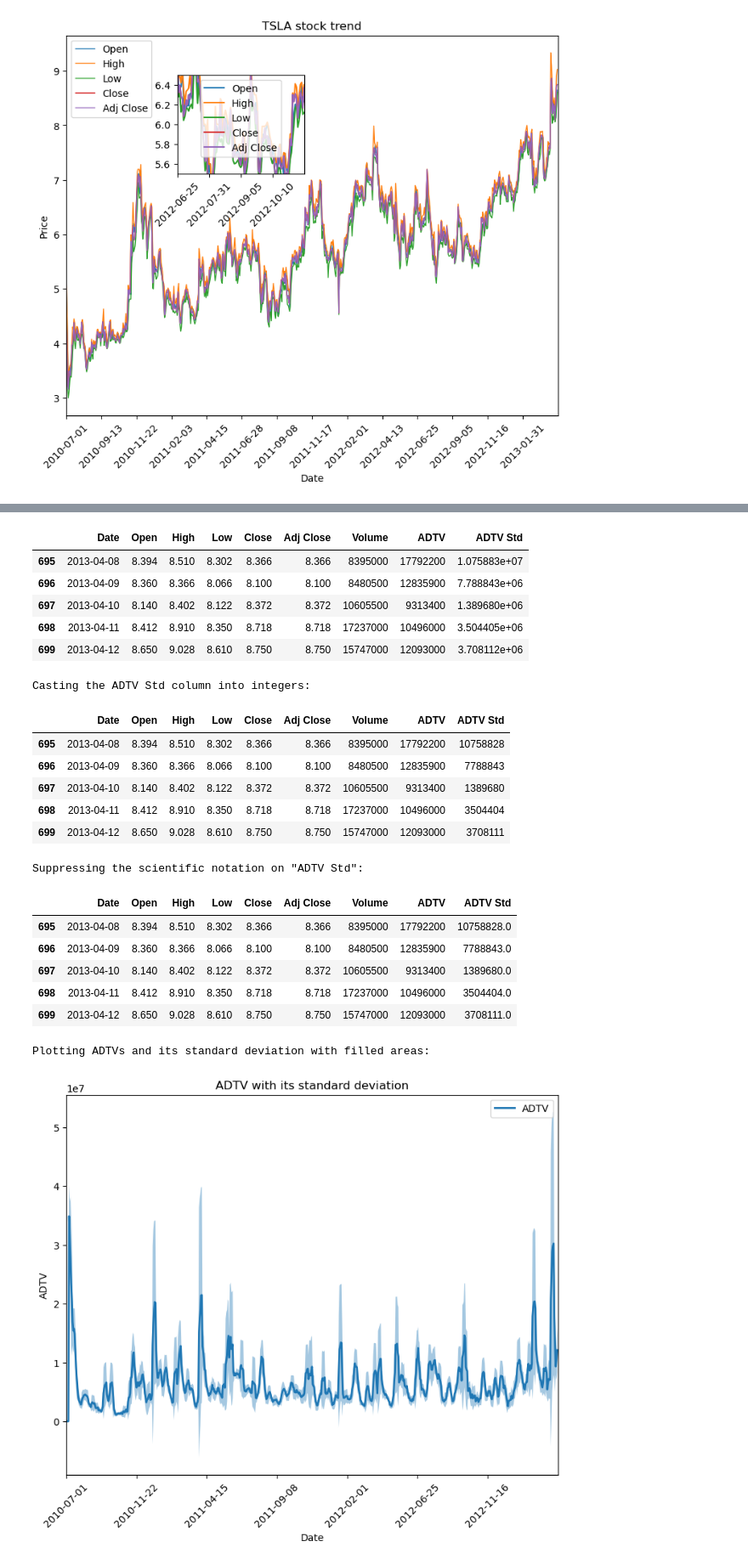
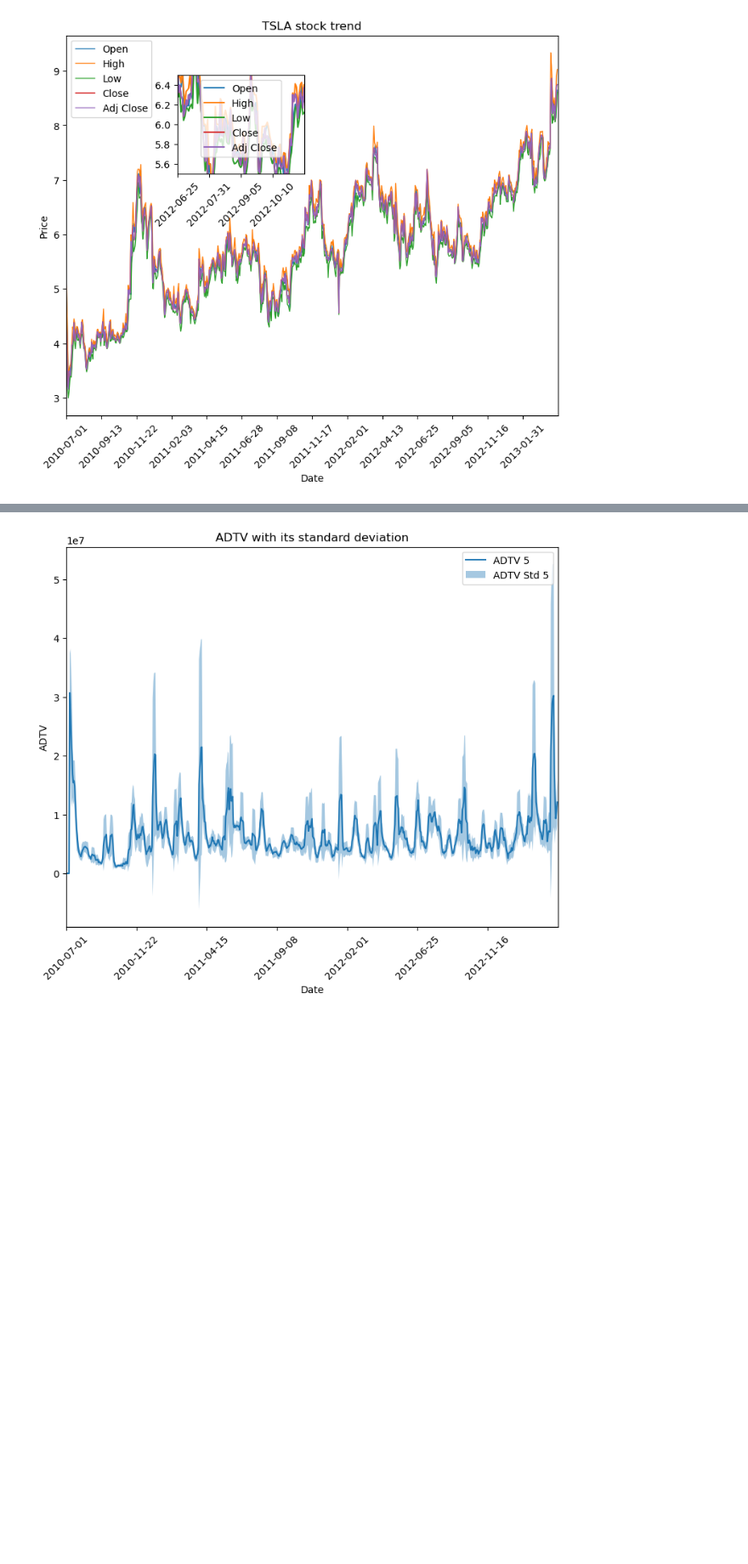
Before and after one commit to Latak1a/Room-3, a Jupyter notebook: Data Analysis with Tesla_Blank.ipynb, the cells around one changed output, grey strips where cells are left out. Shown at 85% size. Cells and saved outputs as stored; diff of their text form; code cells hidden in the pictures; blank space fills up the shorter version.

```diff
--- a/Data Analysis with Tesla_Blank.ipynb
+++ b/Data Analysis with Tesla_Blank.ipynb
@@ -222,10 +222,10 @@ import math, pandas as pd
 
 def calcola_adtv(df, nGiorni: int = 5):
     # per 5 giorni: adtv = (Volume[i] + Volume[i-1] + Volume[i-2] + Volume[i-3] + Volume[i-4])/5
-    adtv = 0
-    adtv_column = [0 for x in range(nGiorni)]
+    adtv_column = [0 for _ in range(nGiorni)]
 
-    for i in range(df.shape[0]):
+    for i in range(nGiorni, df.shape[0]):
+        adtv = 0
         for k in range(nGiorni):
             adtv += df.loc[i-k, "Volume"]
 
@@ -241,15 +241,16 @@ def calcola_adtv(df, nGiorni: int = 5):
 def calcola_adtv_std(df, nGiorni: int = 5):
     # sqrt((Volume[i]-ADTV[i])**2 + (Volume[i-1]-ADTV[i])**2 + (Volume[i-2]-ADTV[i])**2 +
     #              + (Volume[i-3]-ADTV[i])**2 + Volume[i-4]-ADTV[i])**2)/5)
-    # sommaCumilativa += (volume[i] + adtv[i-k])**2 con k da 0 a nGiorni - 1
+    # sommaCumulativa += (volume[i] + adtv[i-k])**2 con k da 0 a nGiorni - 1
     adtv_std = 0
-    adtv_std_column = [0 for x in range(nGiorni)]
-    for i in range(df.shape[0]):
+    adtv_std_column = [0 for _ in range(nGiorni)]
+    for i in range(nGiorni, df.shape[0]):
+        adtv_std = 0
         for k in range(nGiorni):
-            sommaCumulativa += (df.loc[i-k, "Volume"] - df.loc[i, "Adtv"])**2
+            adtv_std += (df.loc[i-k, "Volume"] - df.loc[i, f"ADTV {nGiorni}"])**2
 
         adtv_std /= nGiorni
-        adtv_std = math.sqrt(sommaCumulativa)
+        adtv_std = math.sqrt(adtv_std)
 
         adtv_std_column.append(adtv_std)
 
@@ -257,17 +258,28 @@ def calcola_adtv_std(df, nGiorni: int = 5):
 
     return df
 
-df1 = calcola_adtv(df1, nGiorni = 10)
-df1 = calcola_adtv_std(df1, nGiorni = 10)
+df1 = calcola_adtv(df_TSLA)
+df1 = calcola_adtv_std(df_TSLA)
 
-# set_ticks o xticks per impostare quanti tick (cioè quante tacche) avere sull'asse delle x
-# set_xticklabels o xticklabels per specificare cosa deve essere messo come nome di ciascuna tacca; puoi usare il parametro
-#                               rotation per ruotare le scritte di ciascuna tacca
+print("\nAdding the ADTV and ADTV Std 5 columns to the DataFrame:")
+display(df_TSLA.tail())
 
-# ax.plot(df['Date'], df['ADTV 2'], label = 'ADTV 2')
+print("\nCasting the ADTV Std 5 column into integers:")
+df_TSLA = df_TSLA.astype({"ADTV Std 5": int}, errors = 'raise')
+display(df_TSLA.tail())
 
-# start, end = ax.get_xlim()
-# ax.xaxis.set_ticks(np.arange(start, end, 100))
-# ax.set_xticklabels([lista_delle_etichette], rotation = 45)
-# plt.show()
+print("\nPlotting ADTVs and its standard deviation with filled areas:")
+fig, ax = plt.subplots(figsize = (9,7))
+ax.plot(df_TSLA["Date"], df_TSLA["ADTV 5"], label = "ADTV 5")
+ax.fill_between(df_TSLA['Date'], df_TSLA['ADTV 5'] + df_TSLA['ADTV Std 5'], df_TSLA['ADTV 5'] - df_TSLA['ADTV Std 5'],
+                facecolor = 'C0', alpha = 0.4, label = 'ADTV Std 5')
+ax.set_xlabel('Date')
+ax.set_ylabel('ADTV')
+ax.set_title('ADTV with its standard deviation')
+ax.set_xlim(0, 700)
+start, end = ax.get_xlim()
+ax.xaxis.set_ticks(np.arange(start, end, 100))
+ax.set_xticklabels(df_TSLA.iloc[build_xticklabels(df_TSLA['Date'],start,end,100),0], rotation = 45)
+ax.legend()
+plt.show()
 # %% [output]
@@ -289,25 +301,4 @@ Adding the ADTV Std column to the DataFrame:
-|  | Date | Open | High | Low | Close | Adj Close | Volume | ADTV | ADTV Std |
-| 695 | 2013-04-08 | 8.394 | 8.510 | 8.302 | 8.366 | 8.366 | 8395000 | 17792200 | 1.075883e+07 |
-| 696 | 2013-04-09 | 8.360 | 8.366 | 8.066 | 8.100 | 8.100 | 8480500 | 12835900 | 7.788843e+06 |
-| 697 | 2013-04-10 | 8.140 | 8.402 | 8.122 | 8.372 | 8.372 | 10605500 | 9313400 | 1.389680e+06 |
-| 698 | 2013-04-11 | 8.412 | 8.910 | 8.350 | 8.718 | 8.718 | 17237000 | 10496000 | 3.504405e+06 |
-| 699 | 2013-04-12 | 8.650 | 9.028 | 8.610 | 8.750 | 8.750 | 15747000 | 12093000 | 3.708112e+06 |
-Casting the ADTV Std column into integers:
-|  | Date | Open | High | Low | Close | Adj Close | Volume | ADTV | ADTV Std |
-| 695 | 2013-04-08 | 8.394 | 8.510 | 8.302 | 8.366 | 8.366 | 8395000 | 17792200 | 10758828 |
-| 696 | 2013-04-09 | 8.360 | 8.366 | 8.066 | 8.100 | 8.100 | 8480500 | 12835900 | 7788843 |
-| 697 | 2013-04-10 | 8.140 | 8.402 | 8.122 | 8.372 | 8.372 | 10605500 | 9313400 | 1389680 |
-| 698 | 2013-04-11 | 8.412 | 8.910 | 8.350 | 8.718 | 8.718 | 17237000 | 10496000 | 3504404 |
-| 699 | 2013-04-12 | 8.650 | 9.028 | 8.610 | 8.750 | 8.750 | 15747000 | 12093000 | 3708111 |
-Suppressing the scientific notation on "ADTV Std":
-|  | Date | Open | High | Low | Close | Adj Close | Volume | ADTV | ADTV Std |
-| 695 | 2013-04-08 | 8.394 | 8.510 | 8.302 | 8.366 | 8.366 | 8395000 | 17792200 | 10758828.0 |
-| 696 | 2013-04-09 | 8.360 | 8.366 | 8.066 | 8.100 | 8.100 | 8480500 | 12835900 | 7788843.0 |
-| 697 | 2013-04-10 | 8.140 | 8.402 | 8.122 | 8.372 | 8.372 | 10605500 | 9313400 | 1389680.0 |
-| 698 | 2013-04-11 | 8.412 | 8.910 | 8.350 | 8.718 | 8.718 | 17237000 | 10496000 | 3504404.0 |
-| 699 | 2013-04-12 | 8.650 | 9.028 | 8.610 | 8.750 | 8.750 | 15747000 | 12093000 | 3708111.0 |
-Plotting ADTVs and its standard deviation with filled areas:
-[figure, old version]
+[figure, new version]
 # %% [markdown]
 ## Request 3:
 - Inspect how the ADTV and ADTV Std change if gotten from a 2,5,10,20 and 50 days average. Convert the values to int.
```
Also changed, not shown: parts of 12 cells of this notebook, 3 other files.
